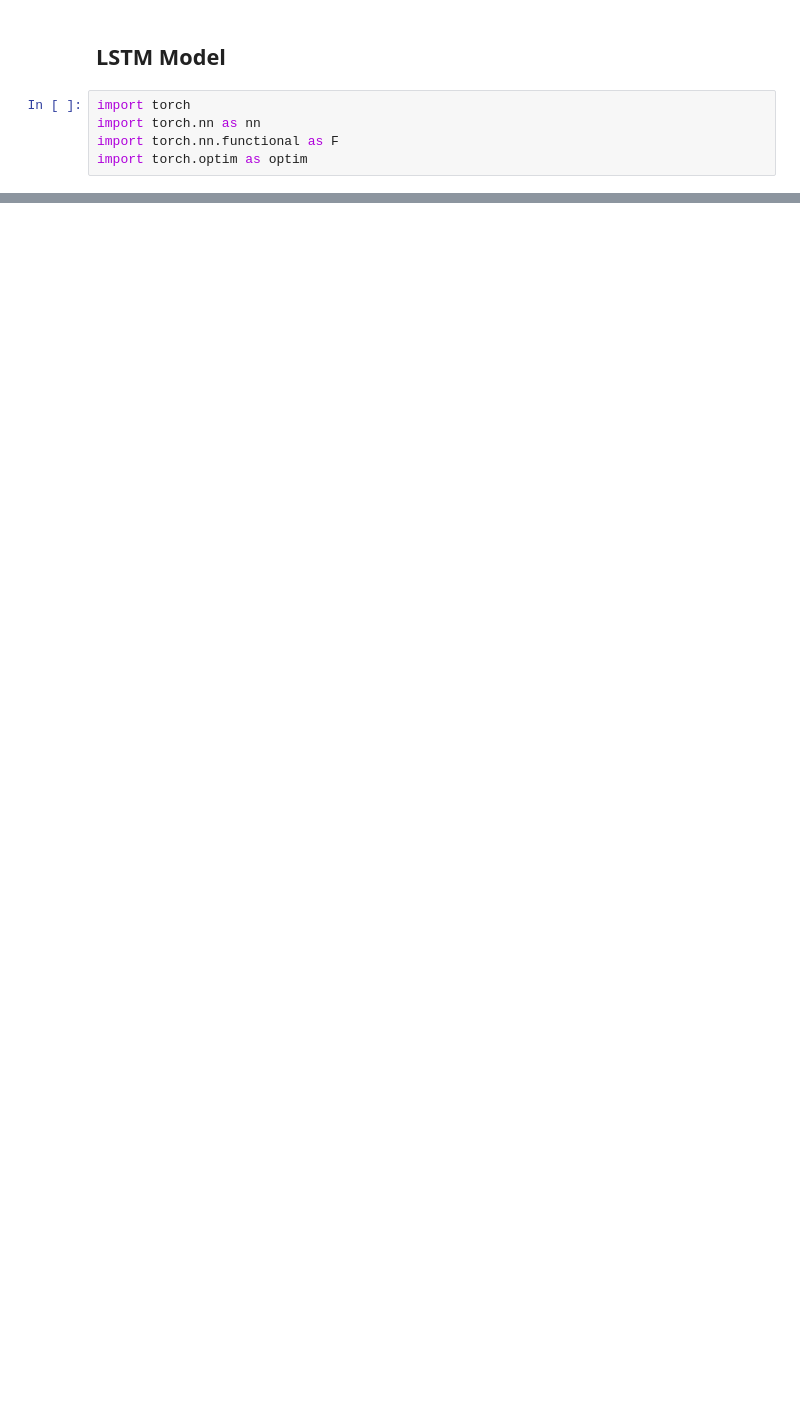
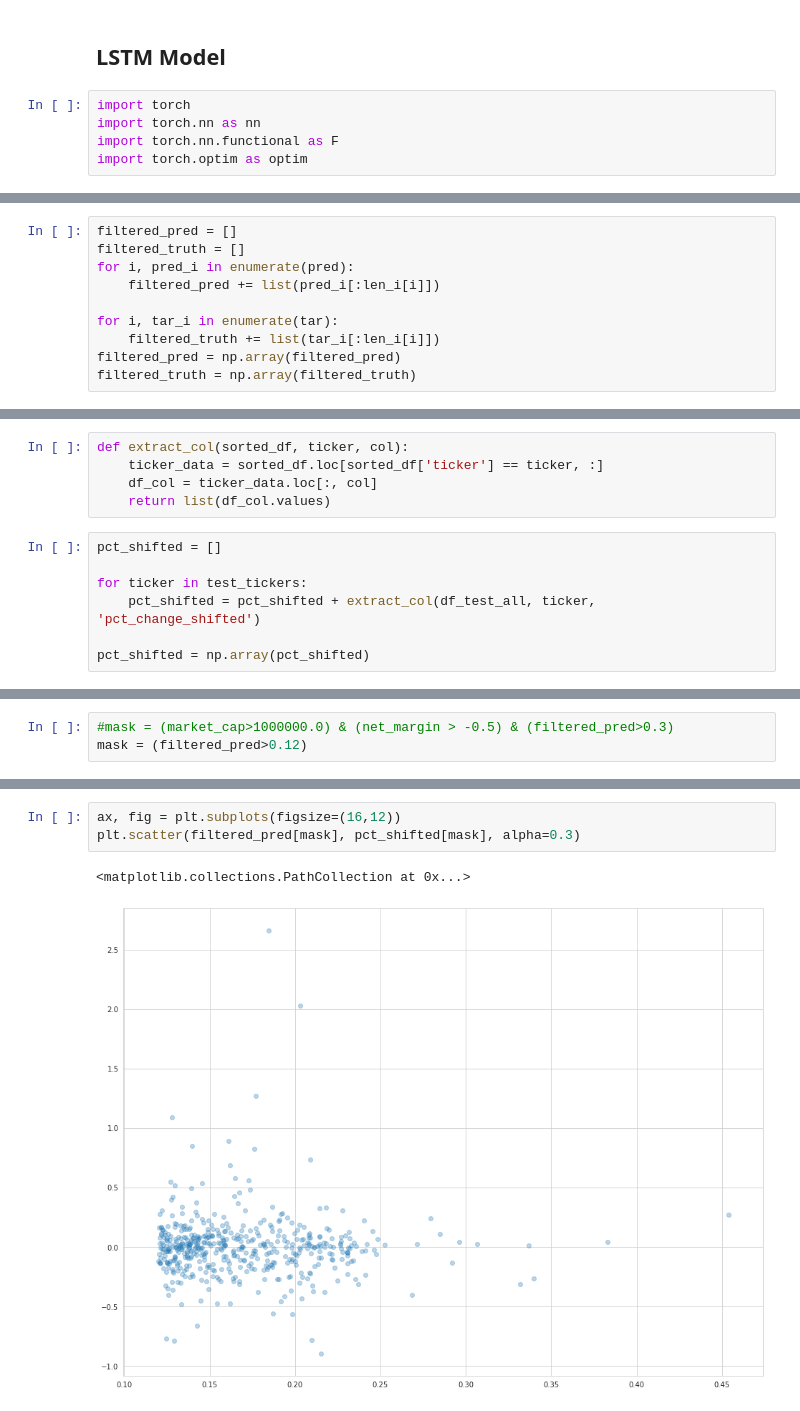
Before and after one commit to snexus/stocksim-lstm, a Jupyter notebook: notebooks/2_lstm_model.ipynb, the cells around one changed output, grey strips where cells are left out. Saved outputs shown, nothing was run; the diff lists cells and outputs as text; blank space fills up the shorter version.

```diff
--- a/notebooks/2_lstm_model.ipynb
+++ b/notebooks/2_lstm_model.ipynb
@@ -230,0 +458,10 @@ class Model(nn.Module):
+# %%
+filtered_pred = []
+filtered_truth = []
+for i, pred_i in enumerate(pred):
+    filtered_pred += list(pred_i[:len_i[i]])
+
+for i, tar_i in enumerate(tar):
+    filtered_truth += list(tar_i[:len_i[i]])
+filtered_pred = np.array(filtered_pred)
+filtered_truth = np.array(filtered_truth)
@@ -230,0 +476,12 @@ class Model(nn.Module):
+# %%
+def extract_col(sorted_df, ticker, col):
+    ticker_data = sorted_df.loc[sorted_df['ticker'] == ticker, :]
+    df_col = ticker_data.loc[:, col]
+    return list(df_col.values)
+# %%
+pct_shifted = []
+
+for ticker in test_tickers:
+    pct_shifted = pct_shifted + extract_col(df_test_all, ticker, 'pct_change_shifted')
+
+pct_shifted = np.array(pct_shifted)
@@ -230,0 +501,3 @@ class Model(nn.Module):
+# %%
+#mask = (market_cap>1000000.0) & (net_margin > -0.5) & (filtered_pred>0.3)
+mask = (filtered_pred>0.12)
@@ -230,0 +516,6 @@ class Model(nn.Module):
+# %%
+ax, fig = plt.subplots(figsize=(16,12))
+plt.scatter(filtered_pred[mask], pct_shifted[mask], alpha=0.3)
+# %% [output]
+<matplotlib.collections.PathCollection at 0x...>
+[figure, added]
```
Also changed, not shown: parts of 68 cells of this notebook, 1 other file.
